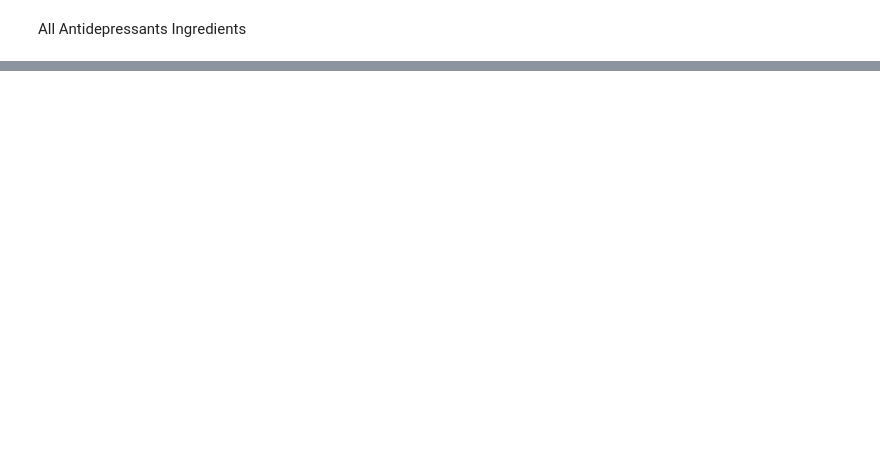
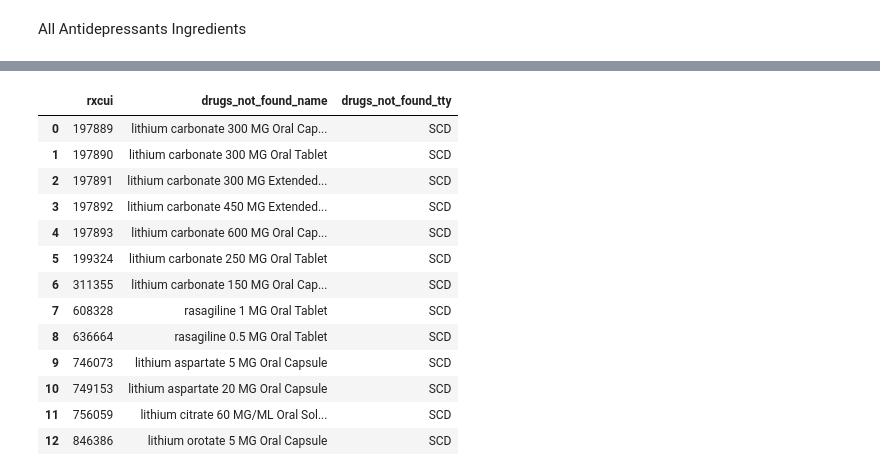
Before and after one commit to danielhmendoza01/Automatic_Code_Sets, a Jupyter notebook: Antidepressants.ipynb, the cells around one changed output, grey strips where cells are left out. Saved outputs shown, nothing was run; the diff lists cells and outputs as text; code cells hidden in the pictures; blank space fills up the shorter version.

```diff
--- a/Antidepressants.ipynb
+++ b/Antidepressants.ipynb
@@ -98,3 +98,8 @@ df_antidep
 # %%
 #Export
 df_antidep.to_excel("New_Complete_Antidepressants_List.xlsx", index=False)
+# %%
+df_list = pd.read_excel("Complete_Antidepressants_List.xlsx")
+df_list = df_list[['Code', 'Description','TTY']]
+df_list.rename(columns= {'Code' : 'rxcui', 'Description': 'name'}, inplace = True)
+df_list
@@ -100,0 +245,18 @@ df_antidep.to_excel("New_Complete_Antidepressants_List.xlsx", index=False)
+# %%
+absent_drugs = absent_drugs.rename(columns={"drugs_not_found_rxcui": "rxcui"})
+absent_drugs
+# %% [output]
+|  | rxcui | drugs_not_found_name | drugs_not_found_tty |
+| 0 | 197889 | lithium carbonate 300 MG Oral Cap... | SCD |
+| 1 | 197890 | lithium carbonate 300 MG Oral Tablet | SCD |
+| 2 | 197891 | lithium carbonate 300 MG Extended... | SCD |
+| 3 | 197892 | lithium carbonate 450 MG Extended... | SCD |
+| 4 | 197893 | lithium carbonate 600 MG Oral Cap... | SCD |
+| 5 | 199324 | lithium carbonate 250 MG Oral Tablet | SCD |
+| 6 | 311355 | lithium carbonate 150 MG Oral Cap... | SCD |
+| 7 | 608328 | rasagiline 1 MG Oral Tablet | SCD |
+| 8 | 636664 | rasagiline 0.5 MG Oral Tablet | SCD |
+| 9 | 746073 | lithium aspartate 5 MG Oral Capsule | SCD |
+| 10 | 749153 | lithium aspartate 20 MG Oral Capsule | SCD |
+| 11 | 756059 | lithium citrate 60 MG/ML Oral Sol... | SCD |
+| 12 | 846386 | lithium orotate 5 MG Oral Capsule | SCD |
```
Also changed, not shown: parts of 13 cells of this notebook, 21 other files.
